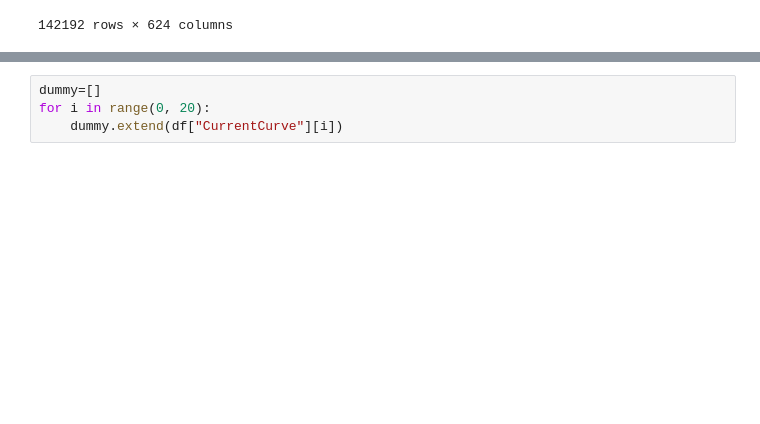
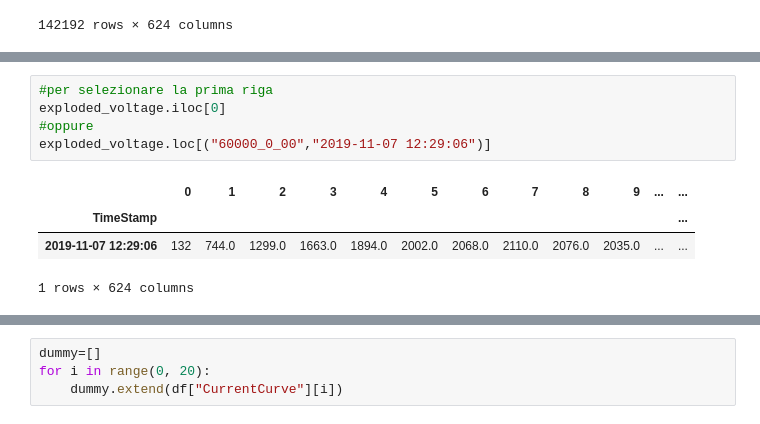
Before and after one commit to DavideMobilia/Anomaly-Detection, a Jupyter notebook: Scripts/provvisorio.ipynb, the cells around one changed output, grey strips where cells are left out. Cells and saved outputs as stored; diff of their text form; blank space fills up the shorter version.

```diff
--- a/Scripts/provvisorio.ipynb
+++ b/Scripts/provvisorio.ipynb
@@ -65,0 +63,10 @@ exploded_voltage[exploded_voltage[623].notna()].head()
+# %%
+#per selezionare la prima riga
+exploded_voltage.iloc[0]
+#oppure
+exploded_voltage.loc[("60000_0_00","2019-11-07 12:29:06")]
+# %% [output]
+|  | 0 | 1 | 2 | 3 | 4 | 5 | 6 | 7 | 8 | 9 | ... | ... |
+| TimeStamp |  |  |  |  |  |  |  |  |  |  |  | ... |
+| 2019-11-07 12:29:06 | 132 | 744.0 | 1299.0 | 1663.0 | 1894.0 | 2002.0 | 2068.0 | 2110.0 | 2076.0 | 2035.0 | ... | ... |
+1 rows × 624 columns
```
Also changed, not shown: parts of 6 cells of this notebook.
